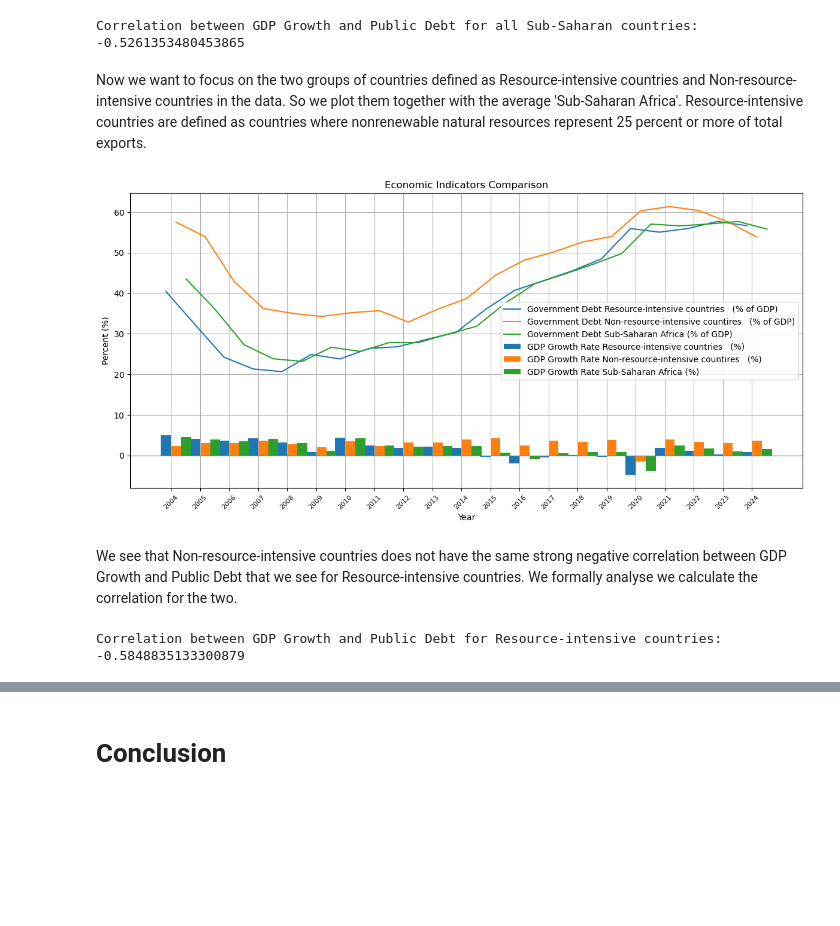
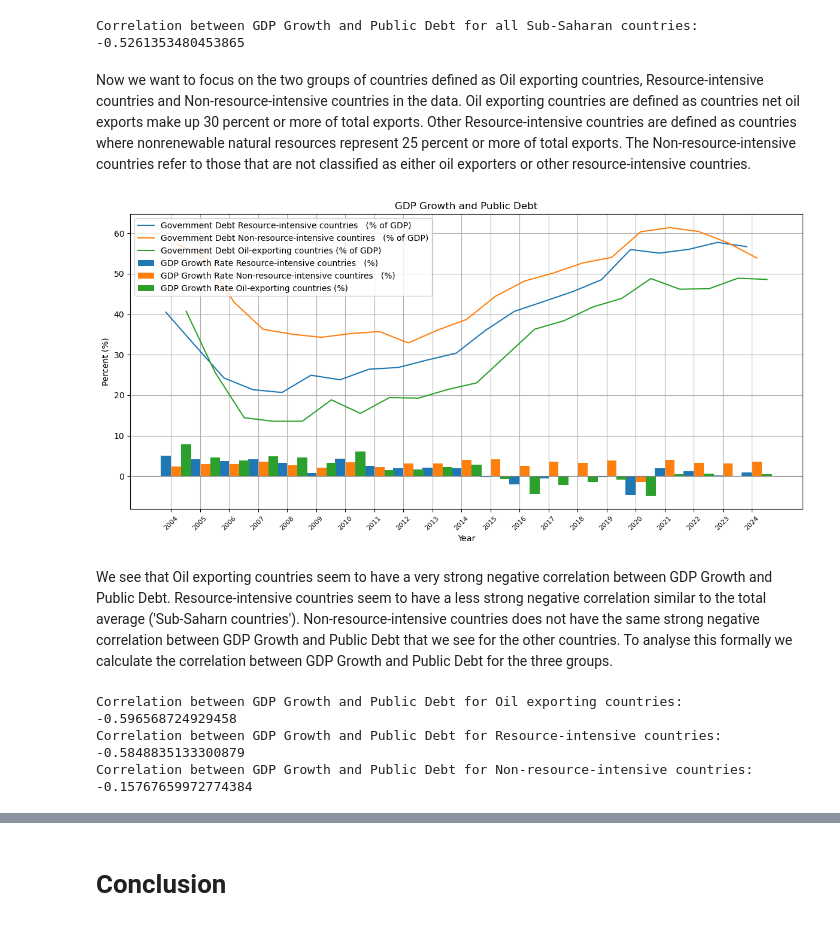
Before and after one commit to NumEconCopenhagen/projects-2024-miguel-og-chris, a Jupyter notebook: dataproject/dataproject.ipynb, the cells around one changed output, grey strips where cells are left out. Drawn from its saved outputs; the diff is of its cells as text; code cells hidden in the pictures; blank space fills up the shorter version.

```diff
--- a/dataproject/dataproject.ipynb
+++ b/dataproject/dataproject.ipynb
@@ -143,9 +143,9 @@ display(merged_data)
 # %% [markdown]
 To explore the data we make an interactive plot where you can see the GDP Growth and Public Debt by choosing the desired country in the drop down menu.
 # %%
-# Convert relevant columns to string, replace commas, handle 'no data', and convert to float
-merged_data['Real per capita GDP growth rate'] = merged_data['Real per capita GDP growth rate'].astype(str).replace(',', '.').replace('no data', np.nan).astype(float)
-merged_data['Government debt (Percent of GDP)'] = merged_data['Government debt (Percent of GDP)'].astype(str).replace(',', '.').replace('no data', np.nan).astype(float)
+# Ensuring all data in the columns is treated as strings, then replacing commas
+merged_data['Real per capita GDP growth rate'] = merged_data['Real per capita GDP growth rate'].astype(str).str.replace(',', '.').replace('no data', np.nan).astype(float)
+merged_data['Government debt (Percent of GDP)'] = merged_data['Government debt (Percent of GDP)'].astype(str).str.replace(',', '.').replace('no data', np.nan).astype(float)
 
 # Dropdown menu for selecting the country
 country_dropdown = widgets.Dropdown(
@@ -157,18 +157,17 @@ country_dropdown = widgets.Dropdown(
 
 # Function to update the plot
 def update_plot(country):
-    # Filter data for the selected country
     country_data = merged_data[merged_data['Country name'] == country]
 
-    # Ensure the 'Year' column is an integer
+    # Ensuring 'Year' is integer
     country_data['Year'] = country_data['Year'].astype(int)
 
-    # Create a plot
+    # Creating the plot
     plt.figure(figsize=(10, 5))
     plt.bar(country_data['Year'], country_data['Real per capita GDP growth rate'], label='Real per capita GDP growth rate (%)')
     plt.plot(country_data['Year'], country_data['Government debt (Percent of GDP)'], label='Government debt (% of GDP)')
-    plt.axhline(0, color='gray', linewidth=0.8)  # Adding a horizontal line at y=0
-    plt.title(f'Public Debt and Real GDP Growth for {country}')
+    plt.axhline(0, color='green', linewidth=0.8)  # Adding a horizontal line at y=0
+    plt.title(f'GDP Growth and Public Debt for {country}')
     plt.xlabel('Year')
     plt.ylabel('Percent (%)')
     plt.xticks(country_data['Year'].unique(), fontsize=8)
@@ -176,7 +175,6 @@ def update_plot(country):
     plt.grid(True)
     plt.show()
 
-# Display the widget and plot
 widgets.interactive(update_plot, country=country_dropdown)
 # %% [output]
 interactive(children=(Dropdown(description='Country:', options=('Angola', 'Benin', 'Botswana', 'Burkina Faso',…
@@ -224,66 +223,83 @@ print(correlation_average)
 Correlation between GDP Growth and Public Debt for all Sub-Saharan countries:
 -0.5261353480453865
 # %% [markdown]
-Now we want to focus on the two groups of countries defined as Resource-intensive countries and Non-resource-intensive countries in the data. So we plot them together with the average 'Sub-Saharan Africa'. Resource-intensive countries are defined as countries where nonrenewable natural resources represent 25 percent or more of total exports.
+Now we want to focus on the two groups of countries defined as Oil exporting countries, Resource-intensive countries and Non-resource-intensive countries in the data. Oil exporting countries are defined as countries net oil exports make up 30 percent or more of total exports. Other Resource-intensive countries are defined as countries where nonrenewable natural resources represent 25 percent or more of total exports. The Non-resource-intensive countries refer to those that are not classified as either oil exporters or other resource-intensive countries.
 # %%
-
-
-# Ensure columns are treated as string and convert relevant columns to float after replacing comma and handling 'no data'
+# Ensuring all data in the columns is treated as strings, then replacing commas
 merged_data['Real per capita GDP growth rate'] = merged_data['Real per capita GDP growth rate'].astype(str).str.replace(',', '.').replace('no data', np.nan).astype(float)
 merged_data['Government debt (Percent of GDP)'] = merged_data['Government debt (Percent of GDP)'].astype(str).str.replace(',', '.').replace('no data', np.nan).astype(float)
 
-# Sort the data by year
+# Ensuring 'Year' is integer
 merged_data = merged_data.sort_values('Year')
 
-# Select two countries for comparison
-countries = ['Resource-intensive countries  ','Non-resource-intensive countires  ', 'Sub-Saharan Africa']  # Change to your countries of interest
+# Defining which countries we want to include
+countries = ['Resource-intensive countries  ','Non-resource-intensive countires  ', 'Oil-exporting countries']
 
 # Plotting
 plt.figure(figsize=(12, 6))
 
-# Set an index for the bars
+# Setting an index for the bars
 index = np.arange(len(merged_data['Year'].unique()))
+bar_width = 0.35
 
-bar_width = 0.35  # Set the bar width
-
-# Plot bars and lines for each country
+# Plotting bars and lines for each country
 for i, country in enumerate(countries):
     country_data = merged_data[merged_data['Country name'] == country]
-    country_data = country_data.sort_values('Year')  # Make sure the data is sorted by year
+    country_data = country_data.sort_values('Year')
 
-    # Plot GDP Growth Rate as bars
+    # Plotting GDP Growth Rate as bars
     plt.bar(index + i*bar_width, country_data['Real per capita GDP growth rate'], bar_width, label=f'GDP Growth Rate {country} (%)')
 
-    # Plot Government Debt as line
+    # Plotting Government Debt as line
     plt.plot(index + i*bar_width, country_data['Government debt (Percent of GDP)'], label=f'Government Debt {country} (% of GDP)', linestyle='-')
 
-# Adding a horizontal line at y=0
+
 plt.axhline(0, color='gray', linewidth=0.8)
-plt.title('Economic Indicators Comparison')
+plt.title('GDP Growth and Public Debt')
 plt.xlabel('Year')
 plt.ylabel('Percent (%)')
-# Correctly set the x-ticks to align with the bars
 plt.xticks(index + bar_width/2, merged_data['Year'].unique(), fontsize=8, rotation=45)
 plt.legend()
 plt.grid(True)
 plt.tight_layout()
 plt.show()
 # %% [output]
-[figure, old version]
+[figure, new version]
 # %% [markdown]
-We see that Non-resource-intensive countries does not have the same strong negative correlation between GDP Growth and Public Debt that we see for Resource-intensive countries. We formally analyse we calculate the correlation for the two.
+We see that Oil exporting countries seem to have a very strong negative correlation between GDP Growth and Public Debt. Resource-intensive countries seem to have a less strong negative correlation similar to the total average ('Sub-Saharn countries'). Non-resource-intensive countries does not have the same strong negative correlation between GDP Growth and Public Debt that we see for the other countries. To analyse this formally we calculate the correlation between GDP Growth and Public Debt for the three groups.
 # %%
-# Filter the data for Angola
+#Defining the countries in which we want to calculate the correlation
+Oil_data = merged_data[merged_data['Country name'] == 'Oil-exporting countries']
 Intensive_data = merged_data[merged_data['Country name'] == 'Resource-intensive countries  ']
+NonIntensive_data = merged_data[merged_data['Country name'] == 'Non-resource-intensive countires  ']
 
-# Ensure the columns are treated as strings, replace commas, and then convert to floats
+# Ensuring all data in the columns is treated as strings, then replacing commas
+Oil_data['Real per capita GDP growth rate'] = Oil_data['Real per capita GDP growth rate'].astype(str).str.replace(',', '.').astype(float)
+Oil_data['Government debt (Percent of GDP)'] = Oil_data['Government debt (Percent of GDP)'].astype(str).str.replace(',', '.').astype(float)
 Intensive_data['Real per capita GDP growth rate'] = Intensive_data['Real per capita GDP growth rate'].astype(str).str.replace(',', '.').astype(float)
 Intensive_data['Government debt (Percent of GDP)'] = Intensive_data['Government debt (Percent of GDP)'].astype(str).str.replace(',', '.').astype(float)
+NonIntensive_data['Real per capita GDP growth rate'] = NonIntensive_data['Real per capita GDP growth rate'].astype(str).str.replace(',', '.').astype(float)
+NonIntensive_data['Government debt (Percent of GDP)'] = NonIntensive_data['Government debt (Percent of GDP)'].astype(str).str.replace(',', '.').astype(float)
 
-# Calculate the correlation between 'Real per capita GDP growth rate' and 'Government debt (Percent of GDP)'
+
+# Calculating the correlation between 'Real per capita GDP growth rate' and 'Government debt (Percent of GDP)'
+correlation_oil = Oil_data['Real per capita GDP growth rate'].corr(Oil_data['Government debt (Percent of GDP)'])
 correlation_intensive = Intensive_data['Real per capita GDP growth rate'].corr(Intensive_data['Government debt (Percent of GDP)'])
+correlation_Nonintensive = NonIntensive_data['Real per capita GDP growth rate'].corr(NonIntensive_data['Government debt (Percent of GDP)'])
+
+
+print('Correlation between GDP Growth and Public Debt for Oil exporting countries:')
+print(correlation_oil)
+
 print('Correlation between GDP Growth and Public Debt for Resource-intensive countries:')
 print(correlation_intensive)
+
+print('Correlation between GDP Growth and Public Debt for Non-resource-intensive countries:')
+print(correlation_Nonintensive)
 # %% [output]
+Correlation between GDP Growth and Public Debt for Oil exporting countries:
+-0.596568724929458
 Correlation between GDP Growth and Public Debt for Resource-intensive countries:
 -0.5848835133300879
+Correlation between GDP Growth and Public Debt for Non-resource-intensive countries:
+-0.15767659972774384
```
Also changed, not shown: parts of 12 cells of this notebook, 3 other files.
